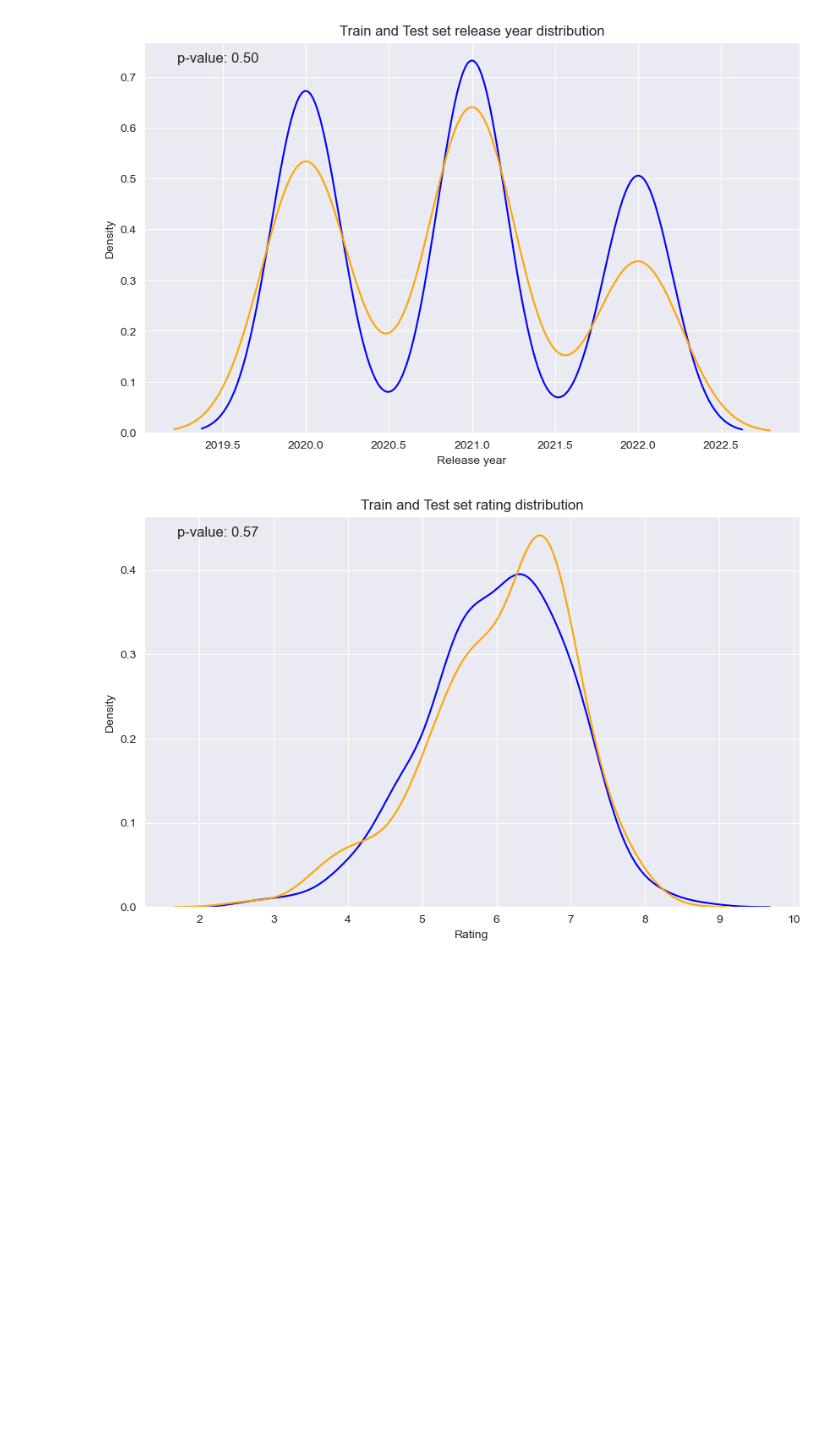
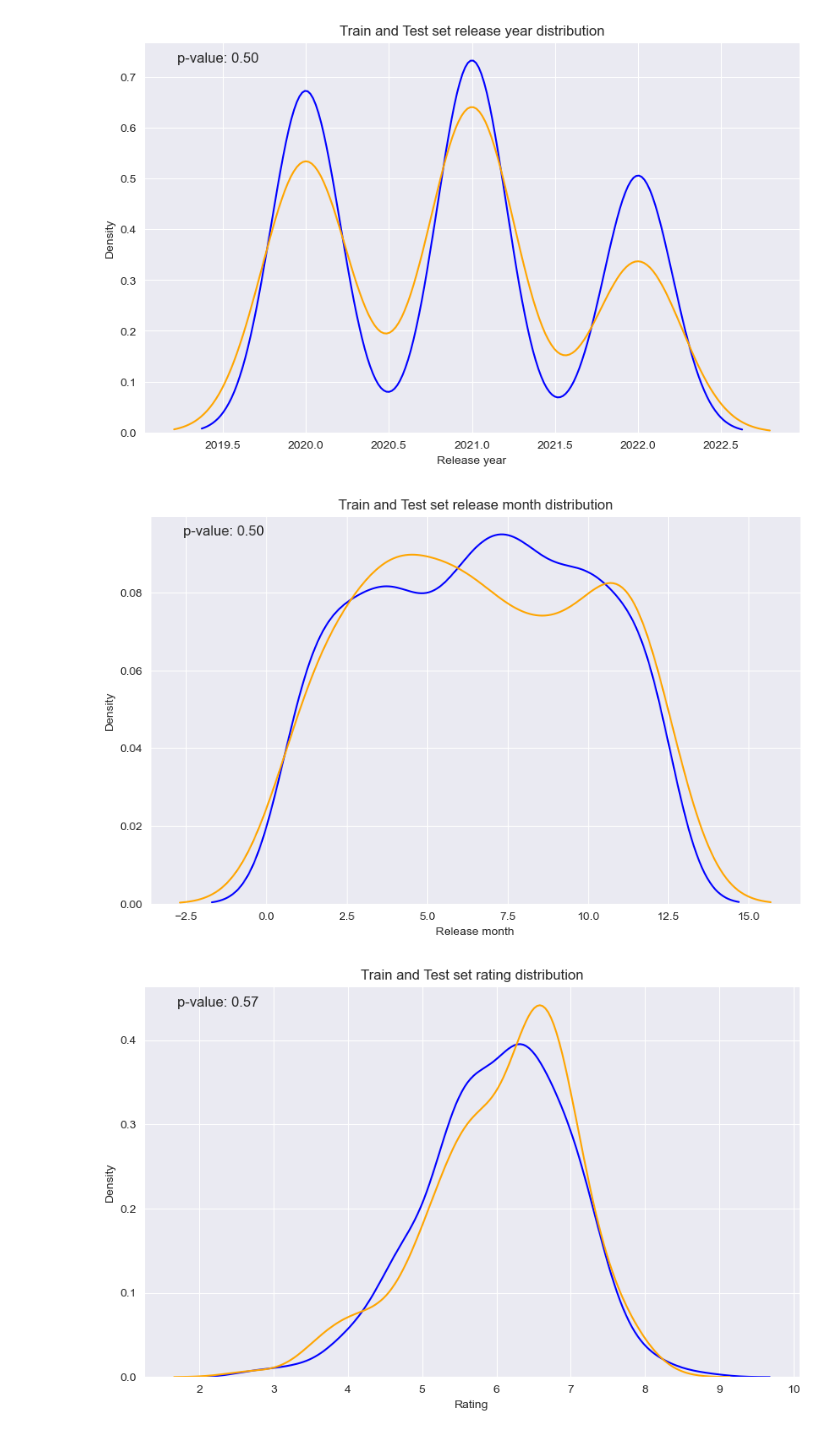
Before and after one commit to Joeyzect/Netflix_ALab_2022, a Jupyter notebook: notebooks/07-joseph-BERT.ipynb, the cells around one changed output. Drawn from its saved outputs; the diff is of its cells as text; code cells hidden in the pictures; blank space fills up the shorter version.

```diff
--- a/notebooks/07-joseph-BERT.ipynb
+++ b/notebooks/07-joseph-BERT.ipynb
@@ -144,2 +195,18 @@ plt.show()
+# %%
+#Plot and compare the train and test set release month distribution
+
+fig, ax = plt.subplots(figsize=(10, 6))
+sns.kdeplot(X_train['release_date_month'], ax=ax, color='blue', label='Train')
+sns.kdeplot(X_test['release_date_month'], ax=ax, color='orange', label='Test')
+ax.set_title('Train and Test set release month distribution')
+ax.set_xlabel('Release month')
+ax.set_ylabel('Density')
+
+#Annotate chi2 test result
+chi2, p, dof, expected = chi2_contingency(pd.DataFrame({"train": X_train['release_date_month'].value_counts().sort_index(), "test": X_test['release_date_month'].value_counts().sort_index()}))
+ax.annotate(f'p-value: {p:.2f}', xy=(0.05, 0.95), xycoords='axes fraction', fontsize=12)
+plt.show()
+# %% [output]
+[figure, added]
 # %%
 #Plot and compare the train and test set rating distribution
```
Also changed, not shown: parts of 52 cells of this notebook, 2 other files.
